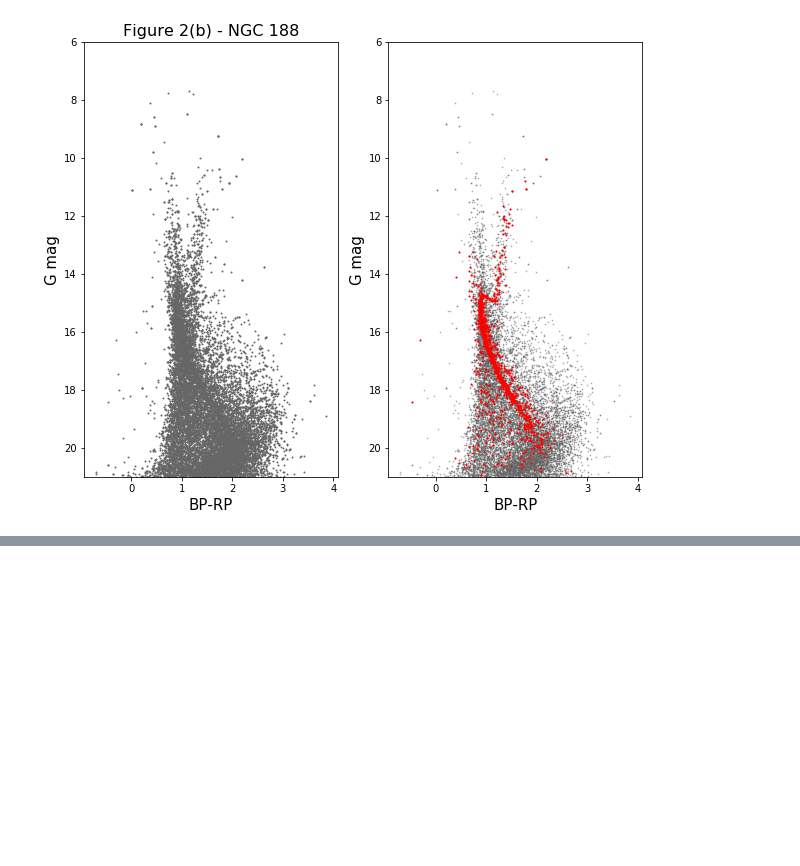
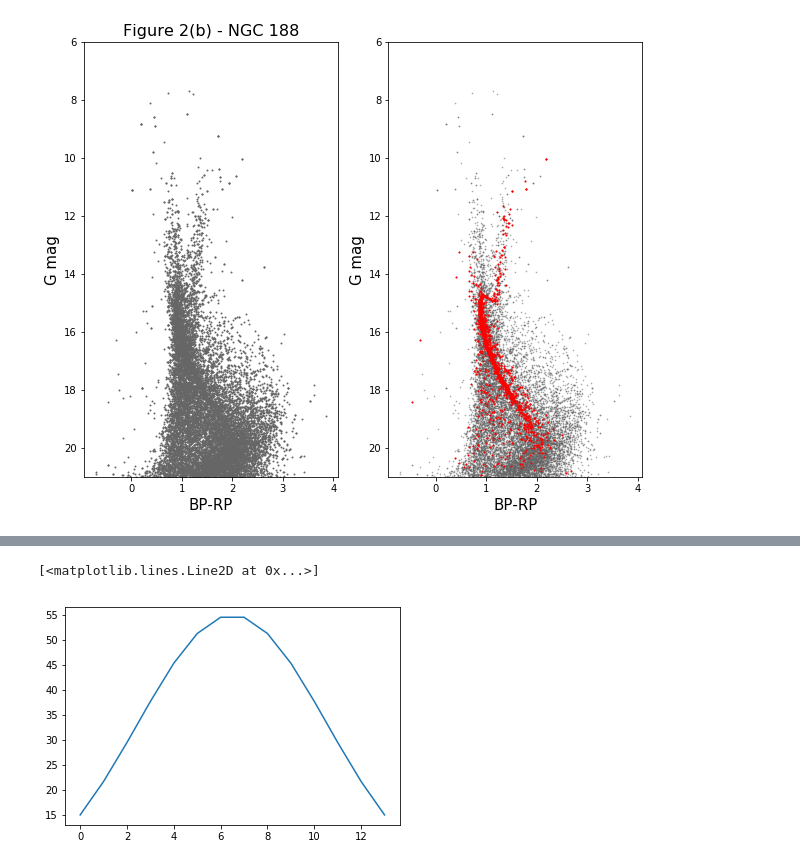
Before and after one commit to AndyTza/modern_astro, a Jupyter notebook: ModernStellarAstrophysicsHomework-3.ipynb, the cells around one changed output, grey strips where cells are left out. Cells and saved outputs as stored; diff of their text form; code cells hidden in the pictures; blank space fills up the shorter version.

```diff
--- a/ModernStellarAstrophysicsHomework-3.ipynb
+++ b/ModernStellarAstrophysicsHomework-3.ipynb
@@ -195,0 +243,14 @@ NGC.write('NGC.vot', format='votable')
+# %%
+ft = np.where((lamda>2+1.552e4) & (lamda<15525)) # region where we want to fit
+lam_ft = lamda[ft]
+flux_ft = flux_norm[ft]
+flux_err_ft = flux_err_norm[ft]
+# %%
+def gaus(x, a, mean, sigma):
+    return a*np.exp(-(x-mean)**2/(2*sigma**2))
+# %%
+plt.plot(gaus(lam_ft, 55, np.mean(lam_ft), np.std(lam_ft)))
+#plt.plot(lam_ft, flux_ft)
+# %% [output]
+[<matplotlib.lines.Line2D at 0x...>]
+[figure, added]
```
Also changed, not shown: parts of 16 cells of this notebook.
